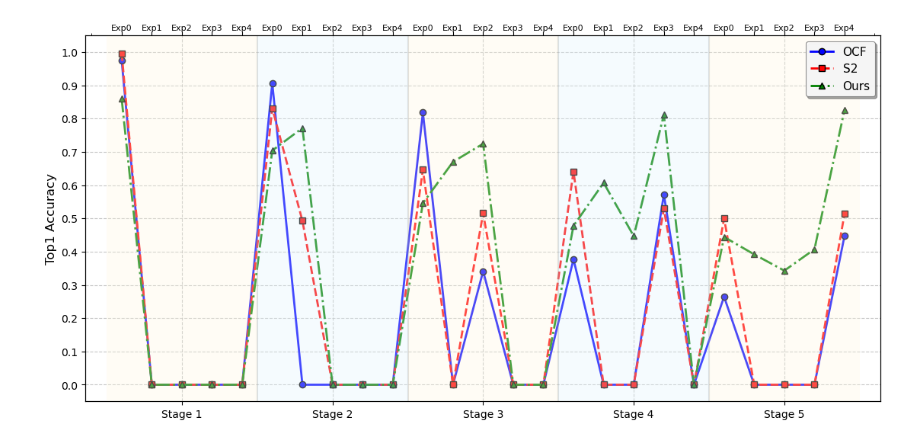
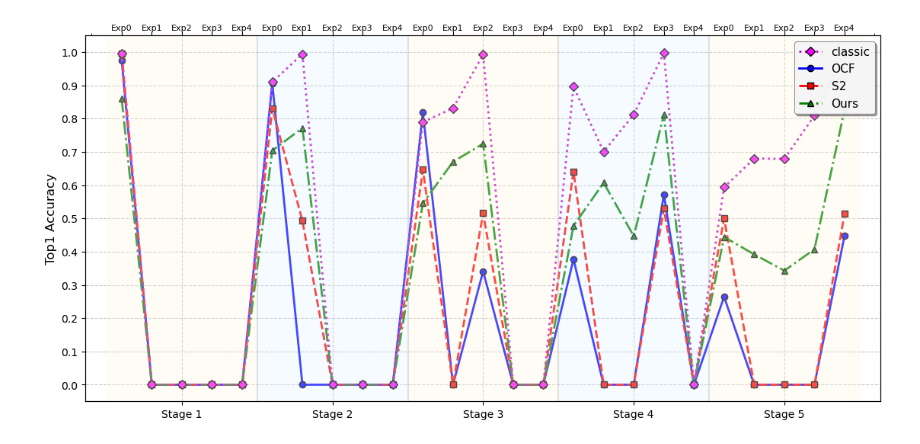
Before and after one commit to yzy1997/quantum_cl, a Jupyter notebook: plot_results.ipynb, the cells around one changed output. Cells and saved outputs as stored; diff of their text form; code cells hidden in the pictures.

Commit message:
add  classical ER in accuracy curve

```diff
--- a/plot_results.ipynb
+++ b/plot_results.ipynb
@@ -18,11 +18,14 @@ def load_pickle(file_path):
 file_1 = '/home/yangz2/code/quantum_cl/results/list/splitminist_ER_qbit10_qdepth1.pkl'
 file_2 = '/home/yangz2/code/quantum_cl/results/list/splitmnist_er_s2_qbit10_qdepth4_tepoch20.pkl'
 file_3 = '/home/yangz2/code/quantum_cl/results/list/splitmnist_er_ours_3_qbit10_qdepth3_tepoch20.pkl'
+file_4 = '/home/yangz2/code/quantum_cl/results/list/splitmnist_ER_cnn_final.pkl'
 
 result1 = load_pickle(file_1)[0]
 result2 = load_pickle(file_2)
 result3 = load_pickle(file_3)
+result4 = load_pickle(file_4)
 print('result1:', result1)
 print('result2:', result2)
 print('result3:', result3)
+print('result4:', result4)
 # %% [output]
@@ -69,6 +79,7 @@ def extract_exp_accuracies(result_list):
 result1_accs = extract_exp_accuracies(result1)
 result2_accs = extract_exp_accuracies(result2)
 result3_accs = extract_exp_accuracies(result3)
+result4_accs = extract_exp_accuracies(result4)
 
 # 创建图表 - 调整大小和留白
 plt.figure(figsize=(12, 6))
@@ -79,6 +90,7 @@ plt.grid(True, linestyle='--', alpha=0.7)
 result1_flat = [acc for stage in result1_accs for acc in stage]
 result2_flat = [acc for stage in result2_accs for acc in stage]
 result3_flat = [acc for stage in result3_accs for acc in stage]
+result4_flat = [acc for stage in result4_accs for acc in stage]
 
 # 绘制三条折线 - 使用不同的线型和标记
 x = np.arange(len(result1_flat))
@@ -88,6 +100,8 @@ line2, = plt.plot(x, result2_flat, 'r--', linewidth=2, marker='s', markersize=6,
                  markerfacecolor='red', markeredgecolor='black')
 line3, = plt.plot(x, result3_flat, 'g-.', linewidth=2, marker='^', markersize=6,
                  markerfacecolor='green', markeredgecolor='black')
+line4, = plt.plot(x, result4_flat, 'm:', linewidth=2, marker='D', markersize=6,
+                 markerfacecolor='magenta', markeredgecolor='black')
 
 # 添加阶段分隔线
 for stage in range(1, len(result1)):
@@ -115,33 +129,33 @@ ax.set_xticklabels([f'Stage {i+1}' for i in range(len(result1))], fontsize=10)
 # 添加网格线和背景色以区分阶段
 for stage in range(len(result1)):
     start = stage * num_exp
     end = (stage + 1) * num_exp
     color = '#FFF8E1' if stage % 2 == 0 else '#E1F5FE'  # 更柔和的颜色
     plt.axvspan(start-0.5, end-0.5, facecolor=color, alpha=0.3)
 
 # 在右上角添加卡片式图例
 legend = plt.legend(
-    [line1, line2, line3],
-    ['OCF', 'S2', 'Ours'],
+    [line4, line1, line2, line3],
+    ['classic', 'OCF', 'S2', 'Ours'],
     loc='upper right',
     fontsize=11,
     frameon=True,
     fancybox=True,
     framealpha=0.9,
     edgecolor='gray',
     shadow=True
 )
 legend.get_frame().set_linewidth(0.8)  # 设置边框线宽
 
 # 调整布局 - 减少留白
 plt.tight_layout(pad=1.0)  # 减少内边距
 plt.subplots_adjust(
     top=0.95,    # 减少顶部留白
     bottom=0.15, # 减少底部留白
     left=0.08,   # 减少左侧留白
     right=0.95   # 减少右侧留白
 )
 
 plt.show()
 # %% [output]
-[figure, old version]
+[figure, new version]
```
Also changed, not shown: parts of 1 cell of this notebook.
